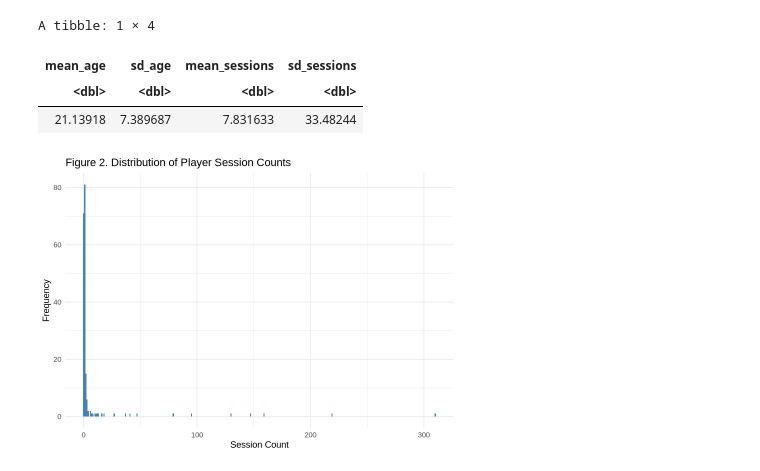
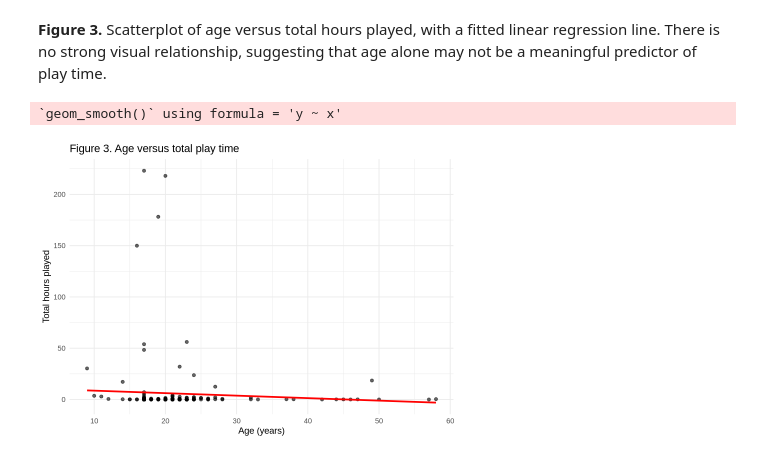
Before and after one commit to Elijah-Lal/DSCI-100-Group-17-Project-Final-Report, a Jupyter notebook: Project_Final_Report_Group_17.ipynb, the cells around one changed output. Saved outputs shown, nothing was run; the diff lists cells and outputs as text; code cells hidden in the pictures.

```diff
--- a/Project_Final_Report_Group_17.ipynb
+++ b/Project_Final_Report_Group_17.ipynb
@@ -24,14 +12,15 @@ library(repr)
 # %%
+# Read players.csv
 players_url  <- "https://raw.githubusercontent.com/Elijah-Lal/DSCI-100-Group-17-Project-Final-Report/refs/heads/main/players.csv"
-sessions_url <- "https://raw.githubusercontent.com/Elijah-Lal/DSCI-100-Group-17-Project-Final-Report/refs/heads/main/sessions.csv"
+dir.create("data", showWarnings = FALSE)
+download.file(players_url,  destfile = "data/players.csv", mode = "wb")
+players  <- read_csv("data/players.csv")
 
-dir.create("data", showWarnings = FALSE)
 
-download.file(players_url,  destfile = "data/players.csv", mode = "wb")
-download.file(sessions_url, destfile = "data/sessions.csv", mode = "wb")
-
-players  <- read_csv("data/players.csv")
-sessions <- read_csv("data/sessions.csv")
+# Keep only the variables needed for this analysis and drop missing values
+player_data <- players |>
+  select(age = Age, played_hours) |>
+  drop_na()
 # %% [output]
 Rows: 196 Columns: 7
 ── Column specification ────────────────────────────────────────────────────────
@@ -81,28 +73,15 @@ data_clean <- data |>
-# %%
-summary_stats <- data |>
-  summarize(
-    mean_age = mean(Age, na.rm = TRUE),
-    sd_age = sd(Age, na.rm = TRUE),
-    mean_sessions = mean(session_count),
-    sd_sessions = sd(session_count)
-  )
-
-summary_stats
-# %% [output]
-A tibble: 1 × 4
-| mean_age | sd_age | mean_sessions | sd_sessions |
-| <dbl> | <dbl> | <dbl> | <dbl> |
-| 21.13918 | 7.389687 | 7.831633 | 33.48244 |
+# %% [markdown]
+**Figure 3.** Scatterplot of age versus total hours played, with a fitted linear regression line. There is no strong visual relationship, suggesting that age alone may not be a meaningful predictor of play time.
 # %%
-options(repr.plot.width = 7, repr.plot.height = 5)
-
-ggplot(data, aes(x = session_count)) +
-  geom_histogram(binwidth = 1, fill = "steelblue") +
+ggplot(player_data, aes(x = age, y = played_hours)) +
+  geom_point(alpha = 0.6) +
+  geom_smooth(method = "lm", se = FALSE, colour = "red") +
   labs(
-    title = "Figure 2. Distribution of Player Session Counts",
-    x = "Session Count",
-    y = "Frequency"
+    title = "Figure 3. Age versus total play time",
+    x = "Age (years)",
+    y = "Total hours played"
   ) +
   theme_minimal()
 # %% [output]
+`geom_smooth()` using formula = 'y ~ x'
-[figure, old version]
+[figure, new version]
```
Also changed, not shown: parts of 27 cells of this notebook.
